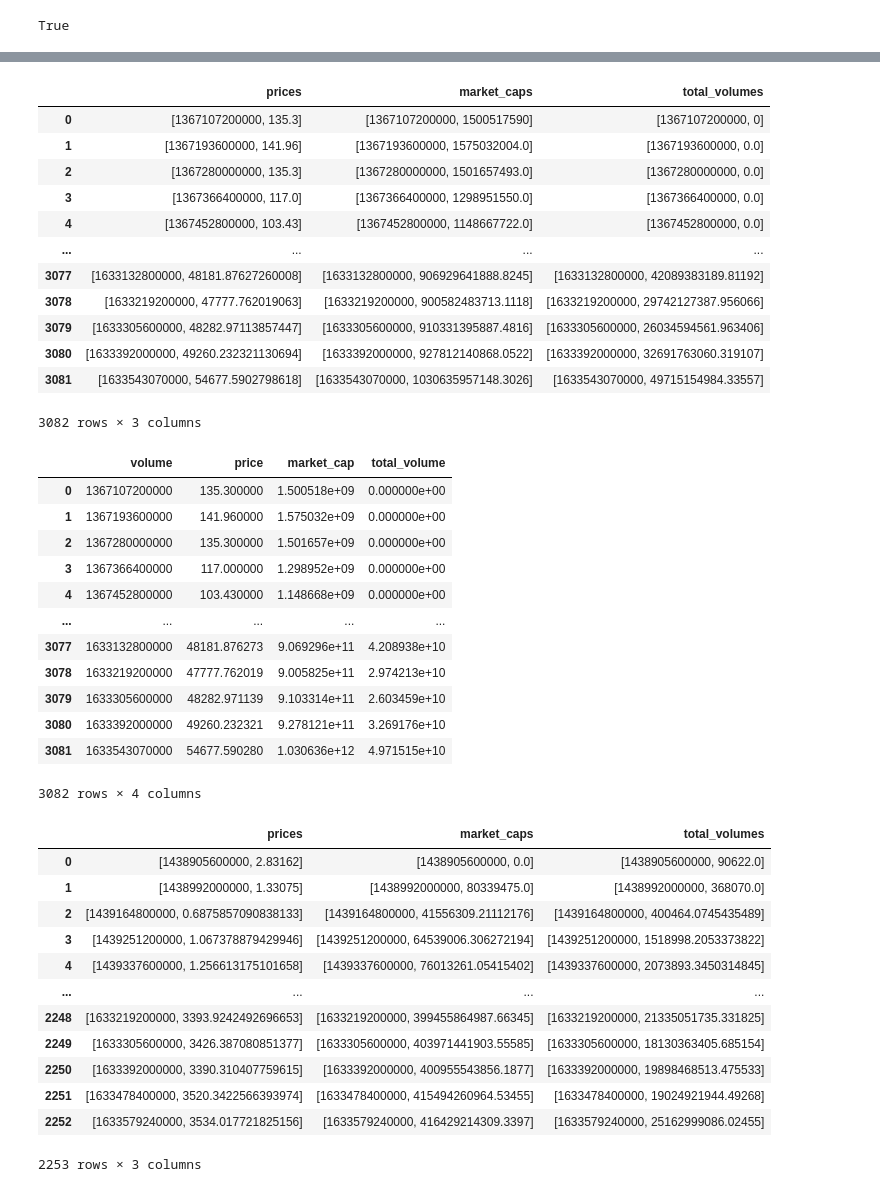
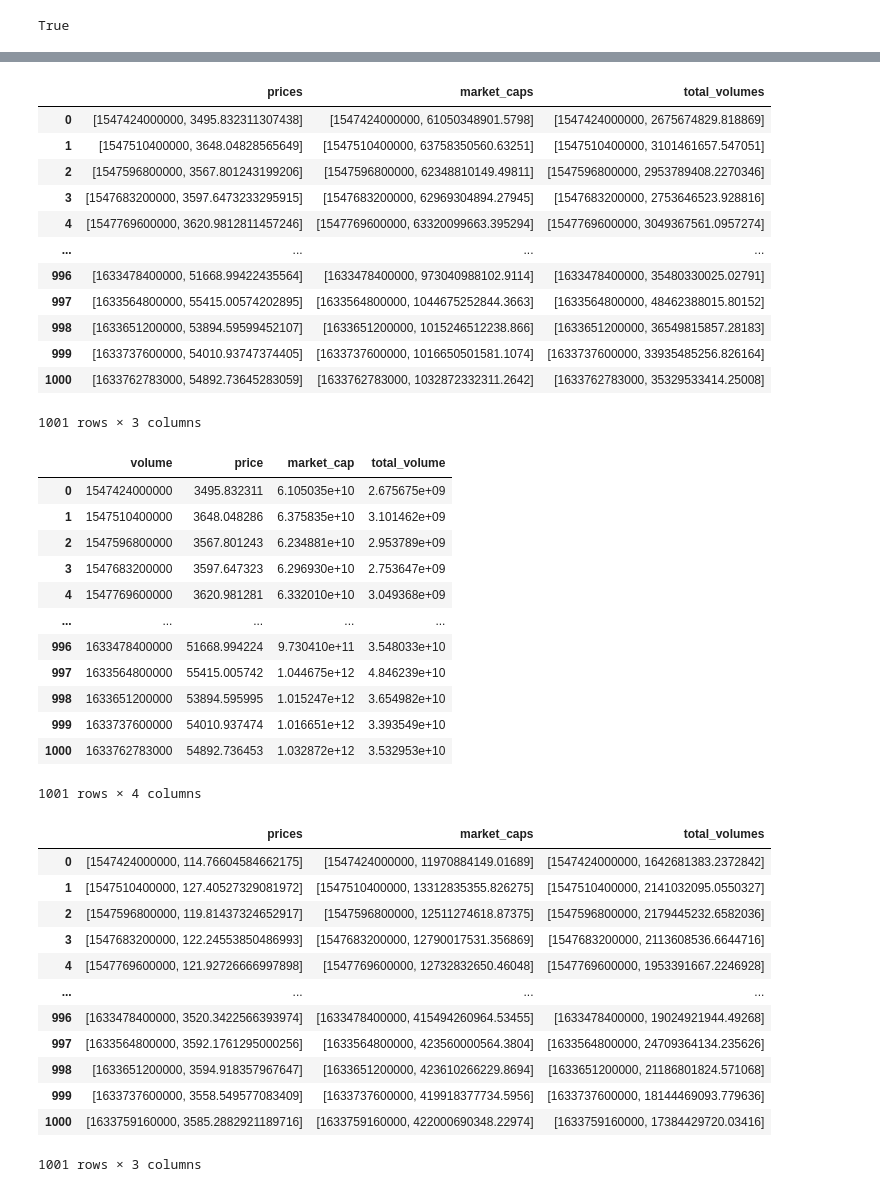
Before and after one commit to toniahurst/project_2, a Jupyter notebook: data_collection_db.ipynb, the cells around one changed output, grey strips where cells are left out. Saved outputs shown, nothing was run; the diff lists cells and outputs as text; code cells hidden in the pictures.

```diff
--- a/data_collection_db.ipynb
+++ b/data_collection_db.ipynb
@@ -42,22 +42,22 @@ coin_market_df
 100 rows × 3 columns
 # %%
-btc_history = cg.get_coin_market_chart_by_id(id= 'bitcoin', vs_currency = 'usd', days = 'max')
+btc_history = cg.get_coin_market_chart_by_id(id= 'bitcoin', vs_currency = 'usd', days = '1000')
 btc_history_df = pd.DataFrame(btc_history)
 btc_history_df
 # %% [output]
 |  | prices | market_caps | total_volumes |
-| 0 | [1367107200000, 135.3] | [1367107200000, 1500517590] | [1367107200000, 0] |
-| 1 | [1367193600000, 141.96] | [1367193600000, 1575032004.0] | [1367193600000, 0.0] |
-| 2 | [1367280000000, 135.3] | [1367280000000, 1501657493.0] | [1367280000000, 0.0] |
-| 3 | [1367366400000, 117.0] | [1367366400000, 1298951550.0] | [1367366400000, 0.0] |
-| 4 | [1367452800000, 103.43] | [1367452800000, 1148667722.0] | [1367452800000, 0.0] |
+| 0 | [1547424000000, 3495.832311307438] | [1547424000000, 61050348901.5798] | [1547424000000, 2675674829.818869] |
+| 1 | [1547510400000, 3648.04828565649] | [1547510400000, 63758350560.63251] | [1547510400000, 3101461657.547051] |
+| 2 | [1547596800000, 3567.801243199206] | [1547596800000, 62348810149.49811] | [1547596800000, 2953789408.2270346] |
+| 3 | [1547683200000, 3597.6473233295915] | [1547683200000, 62969304894.27945] | [1547683200000, 2753646523.928816] |
+| 4 | [1547769600000, 3620.9812811457246] | [1547769600000, 63320099663.395294] | [1547769600000, 3049367561.0957274] |
 | ... | ... | ... | ... |
-| 3077 | [1633132800000, 48181.87627260008] | [1633132800000, 906929641888.8245] | [1633132800000, 42089383189.81192] |
-| 3078 | [1633219200000, 47777.762019063] | [1633219200000, 900582483713.1118] | [1633219200000, 29742127387.956066] |
-| 3079 | [1633305600000, 48282.97113857447] | [1633305600000, 910331395887.4816] | [1633305600000, 26034594561.963406] |
-| 3080 | [1633392000000, 49260.232321130694] | [1633392000000, 927812140868.0522] | [1633392000000, 32691763060.319107] |
-| 3081 | [1633543070000, 54677.5902798618] | [1633543070000, 1030635957148.3026] | [1633543070000, 49715154984.33557] |
+| 996 | [1633478400000, 51668.99422435564] | [1633478400000, 973040988102.9114] | [1633478400000, 35480330025.02791] |
+| 997 | [1633564800000, 55415.00574202895] | [1633564800000, 1044675252844.3663] | [1633564800000, 48462388015.80152] |
+| 998 | [1633651200000, 53894.59599452107] | [1633651200000, 1015246512238.866] | [1633651200000, 36549815857.28183] |
+| 999 | [1633737600000, 54010.93747374405] | [1633737600000, 1016650501581.1074] | [1633737600000, 33935485256.826164] |
+| 1000 | [1633762783000, 54892.73645283059] | [1633762783000, 1032872332311.2642] | [1633762783000, 35329533414.25008] |
-3082 rows × 3 columns
+1001 rows × 3 columns
 # %%
 def extract_volume(x):
     return x[0]
@@ -75,36 +75,36 @@ btc_history_df = btc_history_df[['volume', 'price',
 btc_history_df
 # %% [output]
 |  | volume | price | market_cap | total_volume |
-| 0 | 1367107200000 | 135.300000 | 1.500518e+09 | 0.000000e+00 |
-| 1 | 1367193600000 | 141.960000 | 1.575032e+09 | 0.000000e+00 |
-| 2 | 1367280000000 | 135.300000 | 1.501657e+09 | 0.000000e+00 |
-| 3 | 1367366400000 | 117.000000 | 1.298952e+09 | 0.000000e+00 |
-| 4 | 1367452800000 | 103.430000 | 1.148668e+09 | 0.000000e+00 |
+| 0 | 1547424000000 | 3495.832311 | 6.105035e+10 | 2.675675e+09 |
+| 1 | 1547510400000 | 3648.048286 | 6.375835e+10 | 3.101462e+09 |
+| 2 | 1547596800000 | 3567.801243 | 6.234881e+10 | 2.953789e+09 |
+| 3 | 1547683200000 | 3597.647323 | 6.296930e+10 | 2.753647e+09 |
+| 4 | 1547769600000 | 3620.981281 | 6.332010e+10 | 3.049368e+09 |
 | ... | ... | ... | ... | ... |
-| 3077 | 1633132800000 | 48181.876273 | 9.069296e+11 | 4.208938e+10 |
-| 3078 | 1633219200000 | 47777.762019 | 9.005825e+11 | 2.974213e+10 |
-| 3079 | 1633305600000 | 48282.971139 | 9.103314e+11 | 2.603459e+10 |
-| 3080 | 1633392000000 | 49260.232321 | 9.278121e+11 | 3.269176e+10 |
-| 3081 | 1633543070000 | 54677.590280 | 1.030636e+12 | 4.971515e+10 |
+| 996 | 1633478400000 | 51668.994224 | 9.730410e+11 | 3.548033e+10 |
+| 997 | 1633564800000 | 55415.005742 | 1.044675e+12 | 4.846239e+10 |
+| 998 | 1633651200000 | 53894.595995 | 1.015247e+12 | 3.654982e+10 |
+| 999 | 1633737600000 | 54010.937474 | 1.016651e+12 | 3.393549e+10 |
+| 1000 | 1633762783000 | 54892.736453 | 1.032872e+12 | 3.532953e+10 |
-3082 rows × 4 columns
+1001 rows × 4 columns
 # %%
-eth_history = cg.get_coin_market_chart_by_id(id= 'ethereum', vs_currency = 'usd', days = 'max')
+eth_history = cg.get_coin_market_chart_by_id(id= 'ethereum', vs_currency = 'usd', days = '1000')
 eth_history_df = pd.DataFrame(eth_history)
 eth_history_df
 # %% [output]
 |  | prices | market_caps | total_volumes |
-| 0 | [1438905600000, 2.83162] | [1438905600000, 0.0] | [1438905600000, 90622.0] |
-| 1 | [1438992000000, 1.33075] | [1438992000000, 80339475.0] | [1438992000000, 368070.0] |
-| 2 | [1439164800000, 0.6875857090838133] | [1439164800000, 41556309.21112176] | [1439164800000, 400464.0745435489] |
-| 3 | [1439251200000, 1.067378879429946] | [1439251200000, 64539006.306272194] | [1439251200000, 1518998.2053373822] |
-| 4 | [1439337600000, 1.256613175101658] | [1439337600000, 76013261.05415402] | [1439337600000, 2073893.3450314845] |
+| 0 | [1547424000000, 114.76604584662175] | [1547424000000, 11970884149.01689] | [1547424000000, 1642681383.2372842] |
+| 1 | [1547510400000, 127.40527329081972] | [1547510400000, 13312835355.826275] | [1547510400000, 2141032095.0550327] |
+| 2 | [1547596800000, 119.81437324652917] | [1547596800000, 12511274618.87375] | [1547596800000, 2179445232.6582036] |
+| 3 | [1547683200000, 122.24553850486993] | [1547683200000, 12790017531.356869] | [1547683200000, 2113608536.6644716] |
+| 4 | [1547769600000, 121.92726666997898] | [1547769600000, 12732832650.46048] | [1547769600000, 1953391667.2246928] |
 | ... | ... | ... | ... |
-| 2248 | [1633219200000, 3393.9242492696653] | [1633219200000, 399455864987.66345] | [1633219200000, 21335051735.331825] |
-| 2249 | [1633305600000, 3426.387080851377] | [1633305600000, 403971441903.55585] | [1633305600000, 18130363405.685154] |
-| 2250 | [1633392000000, 3390.310407759615] | [1633392000000, 400955543856.1877] | [1633392000000, 19898468513.475533] |
-| 2251 | [1633478400000, 3520.3422566393974] | [1633478400000, 415494260964.53455] | [1633478400000, 19024921944.49268] |
-| 2252 | [1633579240000, 3534.017721825156] | [1633579240000, 416429214309.3397] | [1633579240000, 25162999086.02455] |
+| 996 | [1633478400000, 3520.3422566393974] | [1633478400000, 415494260964.53455] | [1633478400000, 19024921944.49268] |
+| 997 | [1633564800000, 3592.1761295000256] | [1633564800000, 423560000564.3804] | [1633564800000, 24709364134.235626] |
+| 998 | [1633651200000, 3594.918357967647] | [1633651200000, 423610266229.8694] | [1633651200000, 21186801824.571068] |
+| 999 | [1633737600000, 3558.549577083409] | [1633737600000, 419918377734.5956] | [1633737600000, 18144469093.779636] |
+| 1000 | [1633759160000, 3585.2882921189716] | [1633759160000, 422000690348.22974] | [1633759160000, 17384429720.03416] |
-2253 rows × 3 columns
+1001 rows × 3 columns
 # %%
 eth_history_df["volume"] = eth_history_df['prices'].apply(extract_volume)
 eth_history_df["price"] = eth_history_df['prices'].apply(extract_price)
```
Also changed, not shown: parts of 26 cells of this notebook, 3 other files.
